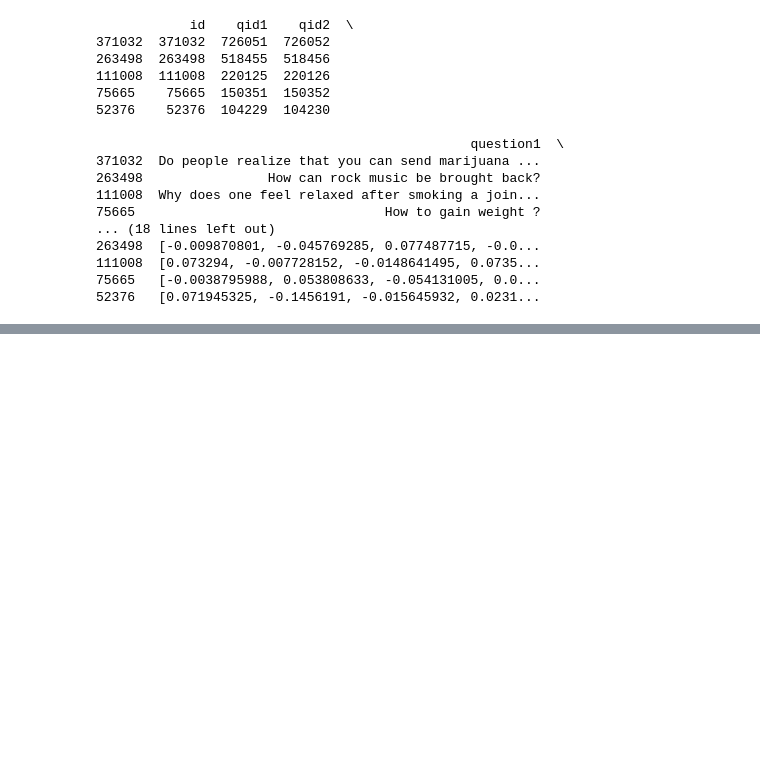
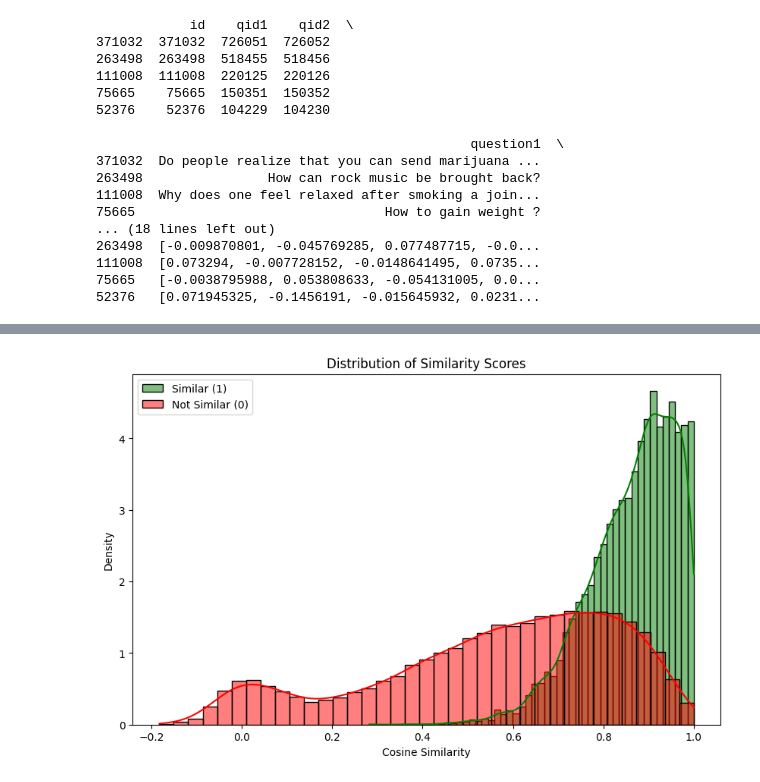
Before and after one commit to jatin-reddy/Semantic_Similarity_NLP, a Jupyter notebook: Semantic_Similarity.ipynb, the cells around one changed output, grey strips where cells are left out. Cells and saved outputs as stored; diff of their text form; code cells hidden in the pictures; blank space fills up the shorter version.

Commit message:
feat: cosine similarity as measure of ques_pair similarity_index

```diff
--- a/Semantic_Similarity.ipynb
+++ b/Semantic_Similarity.ipynb
@@ -167,3 +167,13 @@ print(df_sample.head())
 111008  [0.073294, -0.007728152, -0.0148641495, 0.0735...
 75665   [-0.0038795988, 0.053808633, -0.054131005, 0.0...
 52376   [0.071945325, -0.1456191, -0.015645932, 0.0231...
+# %%
+# Cosine Similarity (cos theta = a.b/||a||b||) - needs 2D arrays, but embeddings are list (384,)
+from sklearn.metrics.pairwise import cosine_similarity
+
+def calculate_similarity(row):
+    a = row['embedding1'].reshape(1, -1)
+    b = row['embedding2'].reshape(1, -1)
+    return cosine_similarity(a, b)[0][0]
+
+df_sample['similarity_score'] = df_sample.apply(calculate_similarity, axis=1)
@@ -169,0 +189,13 @@ print(df_sample.head())
+# %%
+# let's plot density 0/1 is_duplicate and similarity score for each question
+plt.figure(figsize=(10, 6))
+sns.histplot(df_sample[df_sample['is_duplicate'] == 1]['similarity_score'],
+             color='green', label='Similar (1)', kde=True, stat='density')
+sns.histplot(df_sample[df_sample['is_duplicate'] == 0]['similarity_score'],
+             color='red', label='Not Similar (0)', kde=True, stat='density')
+plt.legend()
+plt.title('Distribution of Similarity Scores')
+plt.xlabel('Cosine Similarity')
+plt.show()
+# %% [output]
+[figure, added]
```
Also changed, not shown: parts of 1 cell of this notebook.
